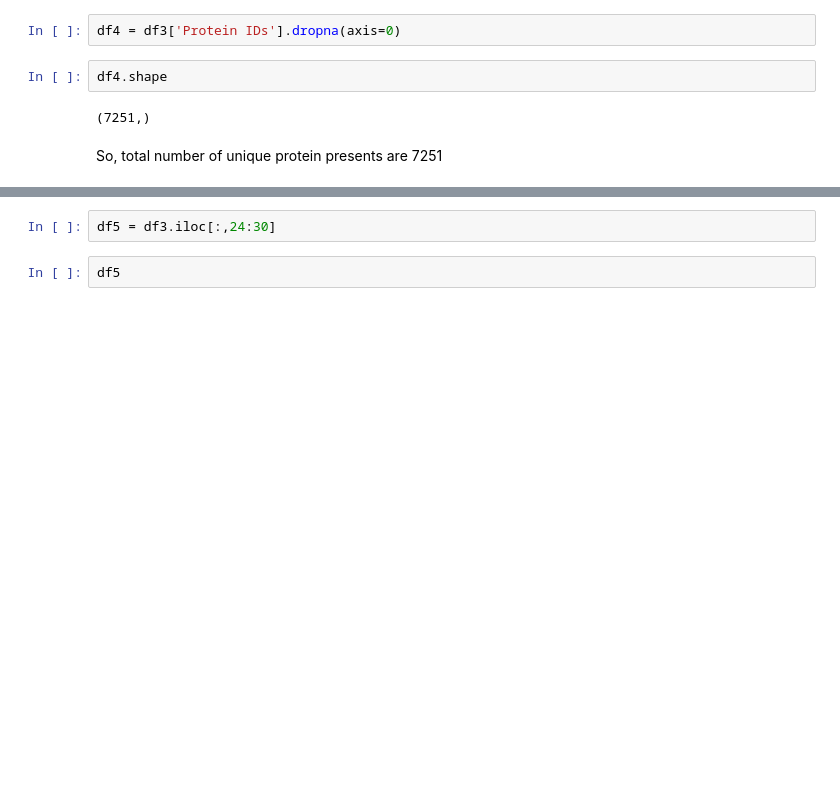
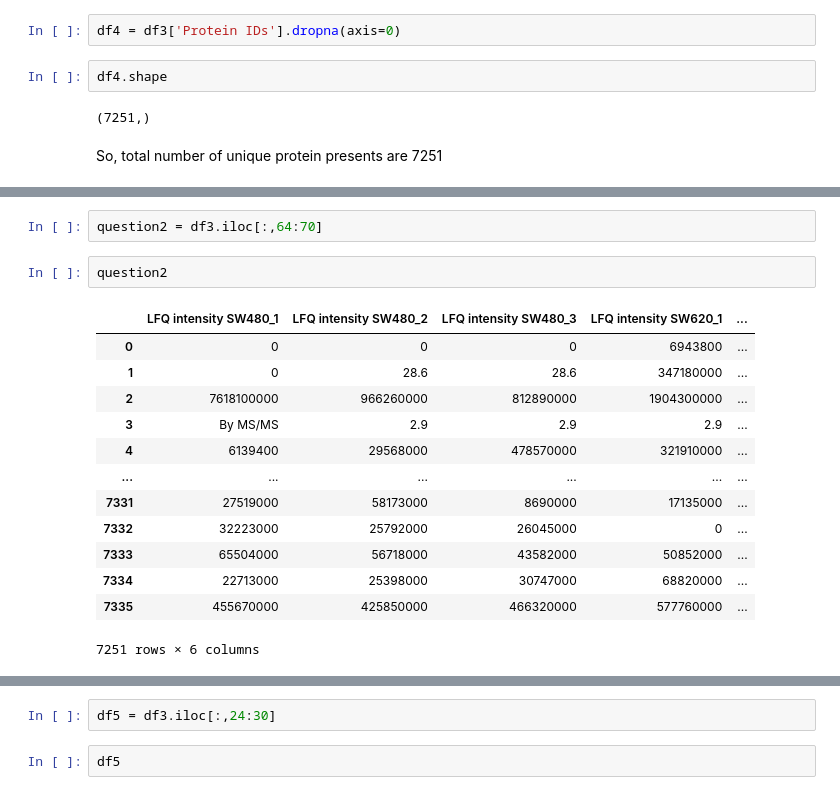
Before and after one commit to imoisharma/Proteomics, a Jupyter notebook: data9.ipynb, the cells around one changed output, grey strips where cells are left out. Drawn from its saved outputs; the diff is of its cells as text; blank space fills up the shorter version.

Commit message:
Question2 finished

```diff
--- a/data9.ipynb
+++ b/data9.ipynb
@@ -52,0 +67,18 @@ So, total number of unique protein presents are 7251
+# %%
+question2 = df3.iloc[:,64:70]
+# %%
+question2
+# %% [output]
+|  | LFQ intensity SW480_1 | LFQ intensity SW480_2 | LFQ intensity SW480_3 | LFQ intensity SW620_1 | ... |
+| 0 | 0 | 0 | 0 | 6943800 | ... |
+| 1 | 0 | 28.6 | 28.6 | 347180000 | ... |
+| 2 | 7618100000 | 966260000 | 812890000 | 1904300000 | ... |
+| 3 | By MS/MS | 2.9 | 2.9 | 2.9 | ... |
+| 4 | 6139400 | 29568000 | 478570000 | 321910000 | ... |
+| ... | ... | ... | ... | ... | ... |
+| 7331 | 27519000 | 58173000 | 8690000 | 17135000 | ... |
+| 7332 | 32223000 | 25792000 | 26045000 | 0 | ... |
+| 7333 | 65504000 | 56718000 | 43582000 | 50852000 | ... |
+| 7334 | 22713000 | 25398000 | 30747000 | 68820000 | ... |
+| 7335 | 455670000 | 425850000 | 466320000 | 577760000 | ... |
+7251 rows × 6 columns
```
Also changed, not shown: parts of 18 cells of this notebook, 3 other files.
